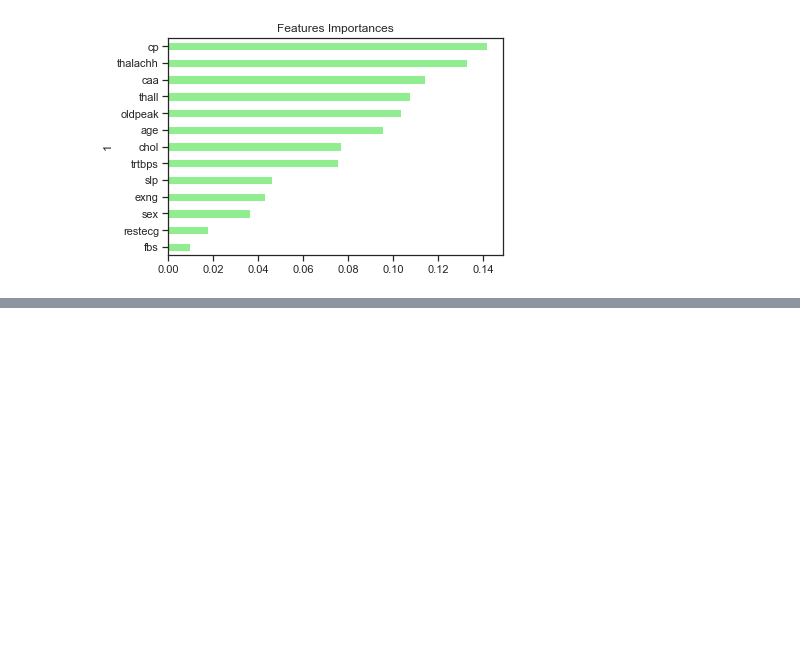
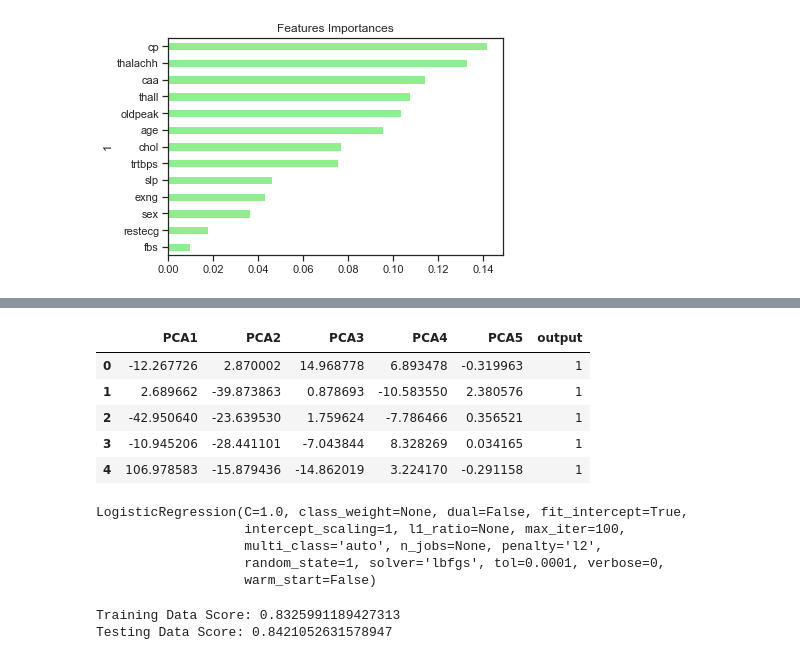
Before and after one commit to SandraBotica/ML_Project_4, a Jupyter notebook: heart_ML.ipynb, the cells around one changed output, grey strips where cells are left out. Drawn from its saved outputs; the diff is of its cells as text; code cells hidden in the pictures; blank space fills up the shorter version.

```diff
--- a/heart_ML.ipynb
+++ b/heart_ML.ipynb
@@ -854,0 +745,10 @@ importances_sorted.plot(kind='barh', color='lightgreen', title= 'Features Import
+# %%
+# Instantiate the PCA instance and declare the number of PCA variables
+# pca = PCA(n_components=2)
+pca = PCA(n_components=5)
+# %%
+# Fit the PCA model on the heart_df DataFrame
+heart_pca = pca.fit_transform(heart_df)
+
+# Review the first 5 rows of list data
+heart_pca[:5]
@@ -854,0 +772,13 @@ importances_sorted.plot(kind='barh', color='lightgreen', title= 'Features Import
+# %%
+# Create the PCA DataFrame
+# heart_pca_df = pd.DataFrame(
+#     heart_pca,
+#     columns=["PCA1", "PCA2"]
+# )
+
+heart_pca_df = pd.DataFrame(
+    heart_pca,
+    columns=["PCA1", "PCA2", "PCA3", "PCA4", "PCA5"]
+)
+# Review the PCA DataFrame
+heart_pca_df.head()
@@ -854,0 +792,10 @@ importances_sorted.plot(kind='barh', color='lightgreen', title= 'Features Import
+# %%
+heart_pca_df['output']=heart_df["output"]
+heart_pca_df.head()
+# %% [output]
+|  | PCA1 | PCA2 | PCA3 | PCA4 | PCA5 | output |
+| 0 | -12.267726 | 2.870002 | 14.968778 | 6.893478 | -0.319963 | 1 |
+| 1 | 2.689662 | -39.873863 | 0.878693 | -10.583550 | 2.380576 | 1 |
+| 2 | -42.950640 | -23.639530 | 1.759624 | -7.786466 | 0.356521 | 1 |
+| 3 | -10.945206 | -28.441101 | -7.043844 | 8.328269 | 0.034165 | 1 |
+| 4 | 106.978583 | -15.879436 | -14.862019 | 3.224170 | -0.291158 | 1 |
@@ -854,0 +808,23 @@ importances_sorted.plot(kind='barh', color='lightgreen', title= 'Features Import
+# %%
+# Declare a logistic regression model.
+# Apply a random_state of 1 to the model
+lr_pca_model = LogisticRegression(solver='lbfgs',random_state=1)
+# lr_model = LogisticRegression(solver='liblinear',random_state=1)
+# lr_model = LogisticRegression(solver='newton-cg',random_state=1)
+
+
+# Fit and save the logistic regression model using the training data
+lr_pca_model.fit(X_train, y_train)
+# %% [output]
+LogisticRegression(C=1.0, class_weight=None, dual=False, fit_intercept=True,
+                   intercept_scaling=1, l1_ratio=None, max_iter=100,
+                   multi_class='auto', n_jobs=None, penalty='l2',
+                   random_state=1, solver='lbfgs', tol=0.0001, verbose=0,
+                   warm_start=False)
+# %%
+# Score the model
+print(f"Training Data Score: {lr_pca_model.score(X_train, y_train)}")
+print(f"Testing Data Score: {lr_pca_model.score(X_test, y_test)}")
+# %% [output]
+Training Data Score: 0.8325991189427313
+Testing Data Score: 0.8421052631578947
```
Also changed, not shown: parts of 85 cells of this notebook, 4 other files.
